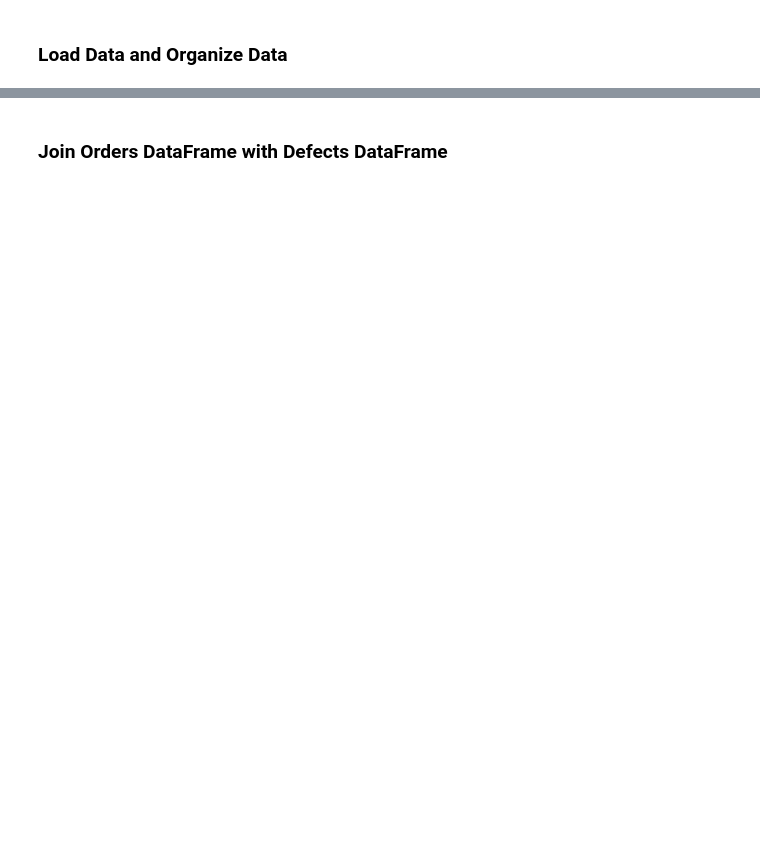
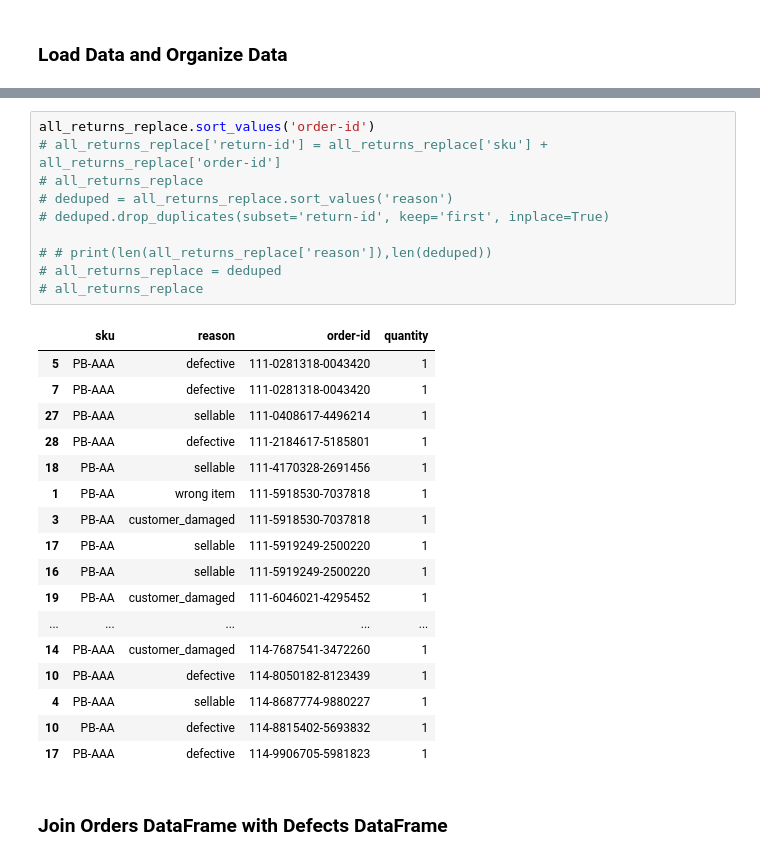
Before and after one commit to ryankirkland/customer-data-analysis, a Jupyter notebook: PBE-Order-Analysis.ipynb, the cells around one changed output, grey strips where cells are left out. Cells and saved outputs as stored; diff of their text form; blank space fills up the shorter version.

```diff
--- a/PBE-Order-Analysis.ipynb
+++ b/PBE-Order-Analysis.ipynb
@@ -34,2 +68,30 @@ all_returns_replace['reason'] = all_returns_replace['reason'].str.lower()
+# %%
+all_returns_replace.sort_values('order-id')
+# all_returns_replace['return-id'] = all_returns_replace['sku'] + all_returns_replace['order-id']
+# all_returns_replace
+# deduped = all_returns_replace.sort_values('reason')
+# deduped.drop_duplicates(subset='return-id', keep='first', inplace=True)
+
+# # print(len(all_returns_replace['reason']),len(deduped))
+# all_returns_replace = deduped
+# all_returns_replace
+# %% [output]
+|  | sku | reason | order-id | quantity |
+| 5 | PB-AAA | defective | 111-0281318-0043420 | 1 |
+| 7 | PB-AAA | defective | 111-0281318-0043420 | 1 |
+| 27 | PB-AAA | sellable | 111-0408617-4496214 | 1 |
+| 28 | PB-AAA | defective | 111-2184617-5185801 | 1 |
+| 18 | PB-AA | sellable | 111-4170328-2691456 | 1 |
+| 1 | PB-AA | wrong item | 111-5918530-7037818 | 1 |
+| 3 | PB-AA | customer_damaged | 111-5918530-7037818 | 1 |
+| 17 | PB-AA | sellable | 111-5919249-2500220 | 1 |
+| 16 | PB-AA | sellable | 111-5919249-2500220 | 1 |
+| 19 | PB-AA | customer_damaged | 111-6046021-4295452 | 1 |
+| ... | ... | ... | ... | ... |
+| 14 | PB-AAA | customer_damaged | 114-7687541-3472260 | 1 |
+| 10 | PB-AAA | defective | 114-8050182-8123439 | 1 |
+| 4 | PB-AAA | sellable | 114-8687774-9880227 | 1 |
+| 10 | PB-AA | defective | 114-8815402-5693832 | 1 |
+| 17 | PB-AAA | defective | 114-9906705-5981823 | 1 |
 # %% [markdown]
  ### Join Orders DataFrame with Defects DataFrame
```
Also changed, not shown: parts of 16 cells of this notebook, 1 other file.
